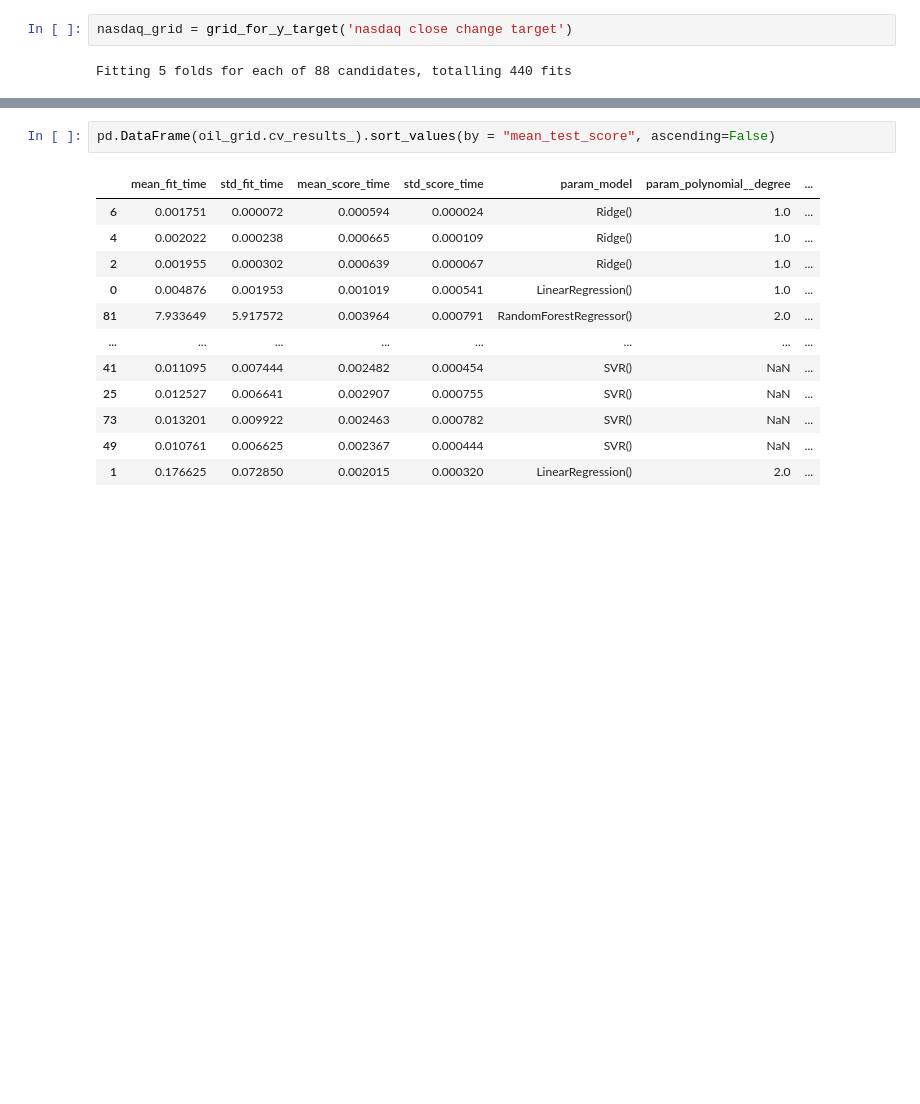
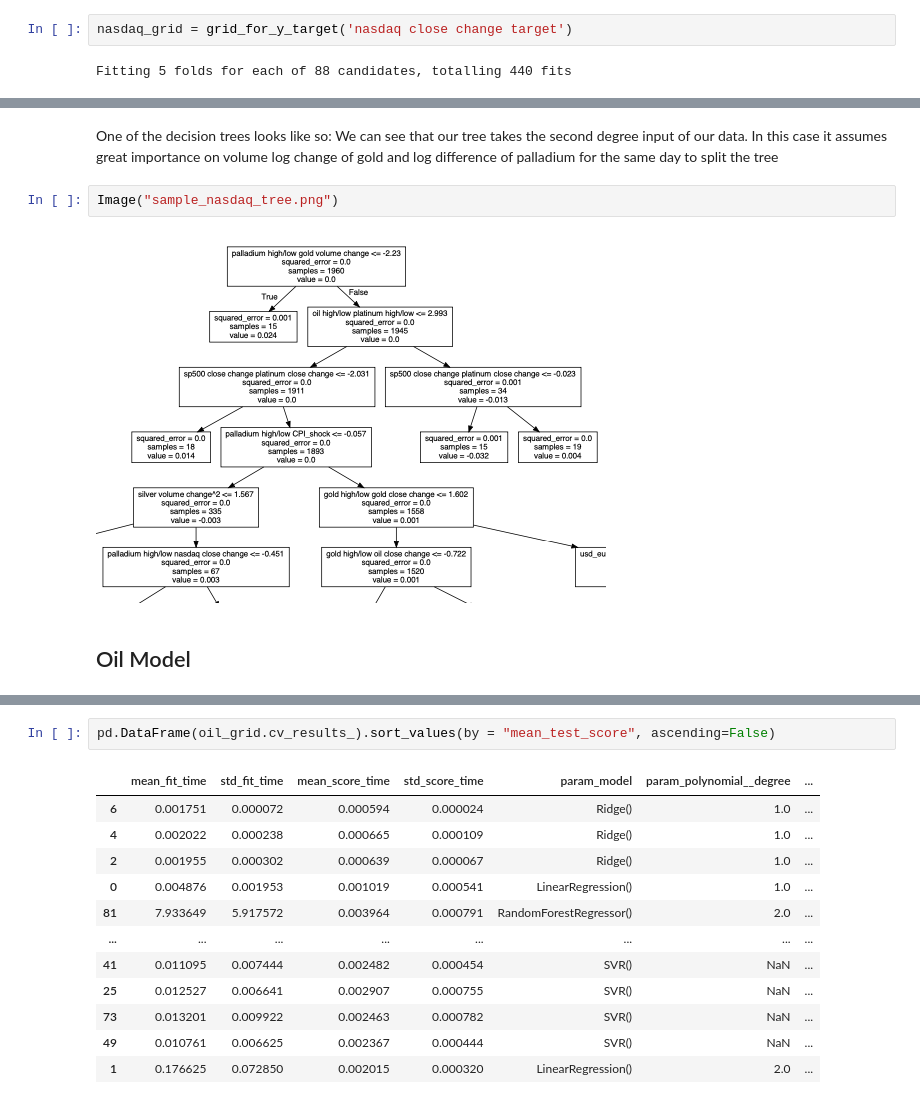
Before and after one commit to kklimov1/PriceRegressionPredictor, a Jupyter notebook: AssetAnalysisClean.ipynb, the cells around one changed output, grey strips where cells are left out. Drawn from its saved outputs; the diff is of its cells as text; blank space fills up the shorter version.

Commit message:
Added heatmap and ridge regression to oil. Added decision tree sample to files

```diff
--- a/AssetAnalysisClean.ipynb
+++ b/AssetAnalysisClean.ipynb
@@ -536,3 +559,11 @@ RandomForestRegressor(min_samples_leaf=15, n_estimators=45)
+# %% [markdown]
+One of the decision trees looks like so: We can see that our tree takes the second degree input of our data. In this case it assumes great importance on volume log change of gold and log difference of palladium for the same day to split the tree
+# %%
+Image("sample_nasdaq_tree.png")
+# %% [output]
+[figure, added]
+# %% [markdown]
+## Oil Model
 # %%
 oil_grid = grid_for_y_target('oil close change target')
 # %% [output]
```
Also changed, not shown: parts of 26 cells of this notebook, 4 other files.
